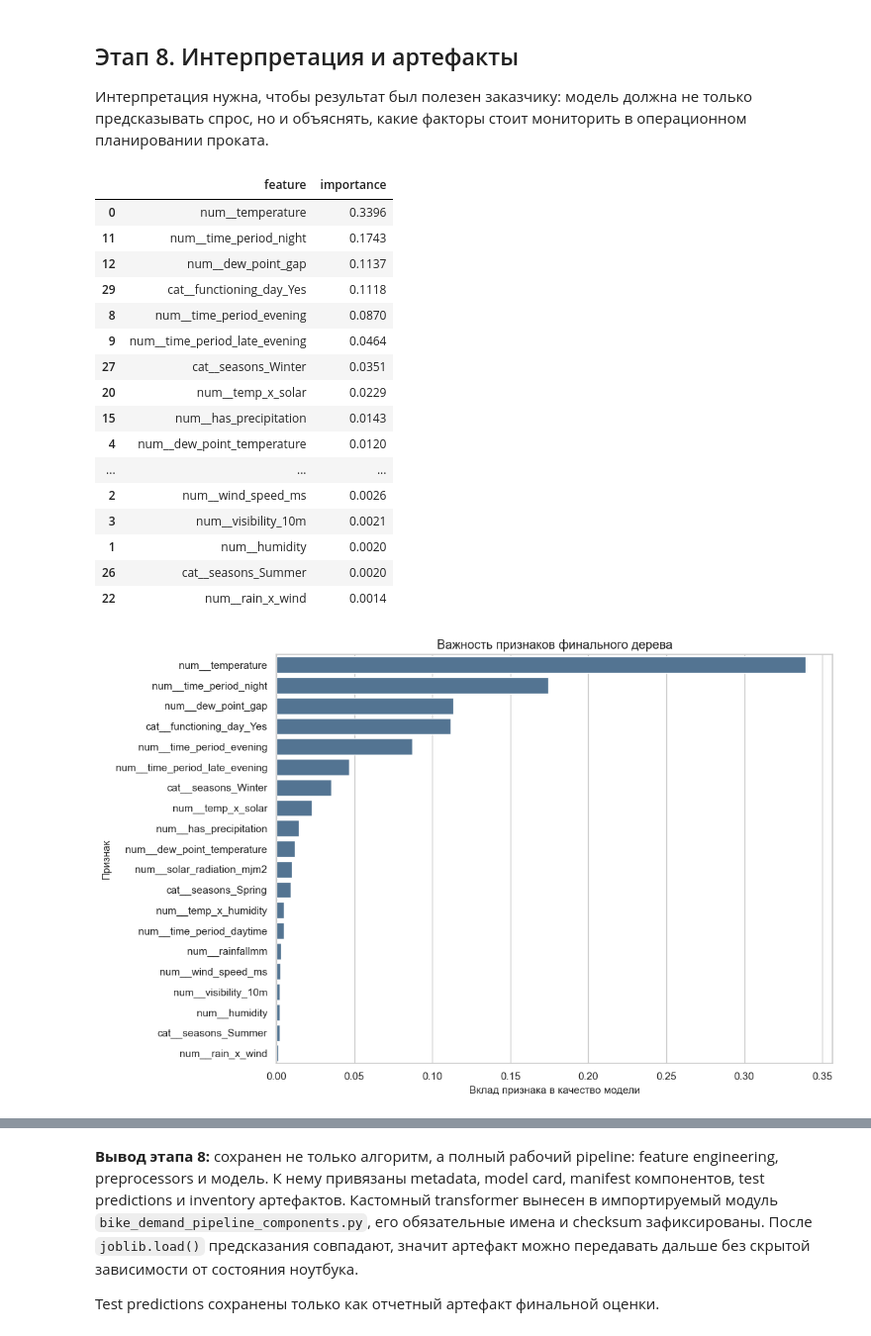
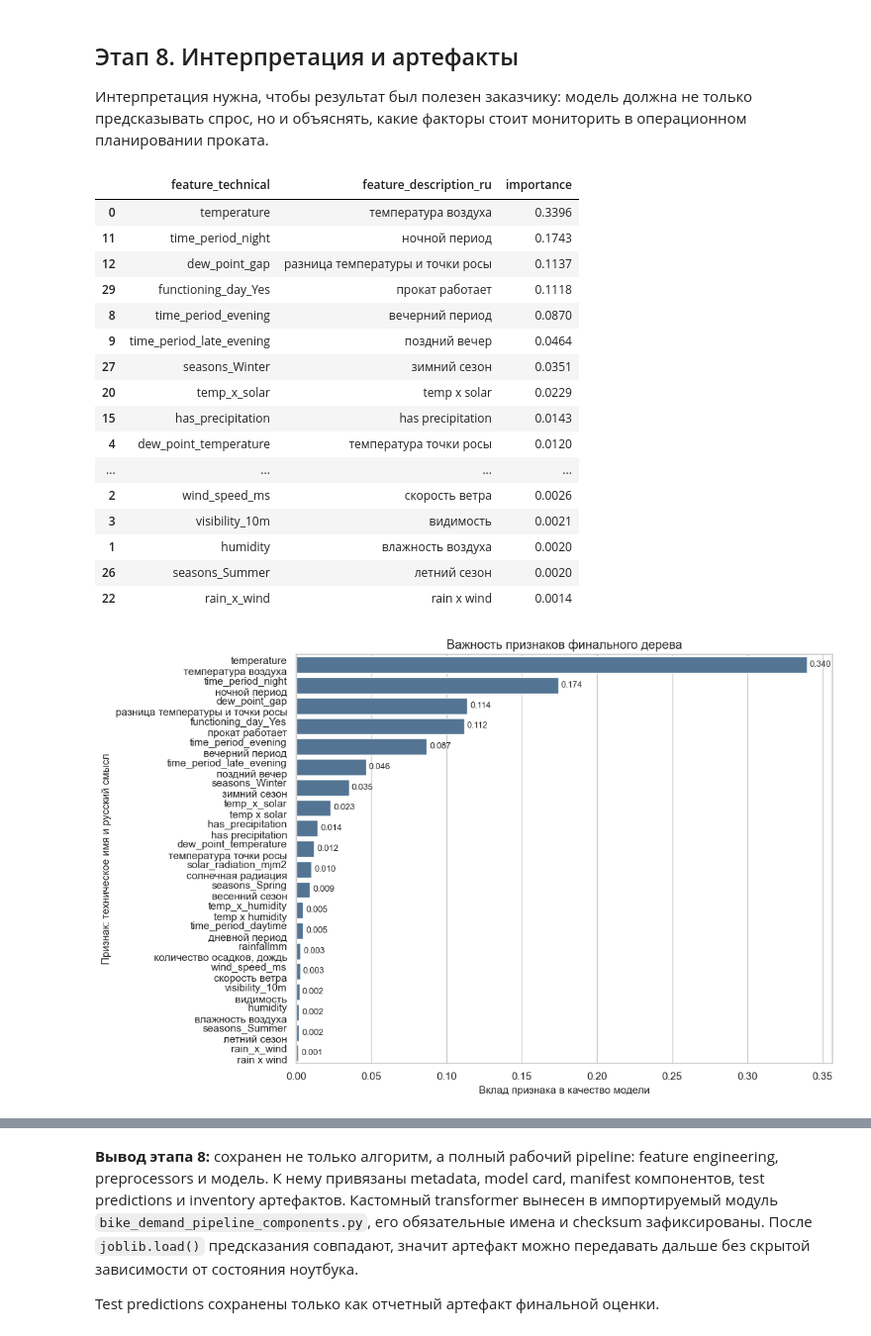
Before and after one commit to neiro/ds_sonv, a Jupyter notebook: ml-env/work.ipynb, the cells around one changed output, grey strips where cells are left out. Shown at 99% size. Cells and saved outputs as stored; diff of their text form; code cells hidden in the pictures.

```diff
--- a/ml-env/work.ipynb
+++ b/ml-env/work.ipynb
@@ -1170,55 +1339,67 @@ if best_model_name == "decision_tree_optuna":
 else:
     permutation = permutation_importance(
         final_pipeline,
         X_test,
         y_test,
         scoring="neg_root_mean_squared_error",
         n_repeats=10,
         random_state=RANDOM_STATE,
         n_jobs=1,
     )
     importance_table = (
         pd.DataFrame(
             {
                 "feature": X_test.columns,
                 "importance": permutation.importances_mean,
                 "importance_std": permutation.importances_std,
             }
         )
         .sort_values("importance", ascending=False)
         .head(20)
     )
     importance_title = "Permutation importance финальной KNN-модели"
 
-importance_table["feature"] = importance_table["feature"].astype(str)
-display(importance_table)
+feature_labels = [
+    feature_label_for_reader(feature)
+    for feature in importance_table["feature"].astype(str).tolist()
+]
+importance_table[["feature_technical", "feature_description_ru", "feature_plot_label"]] = pd.DataFrame(
+    feature_labels, index=importance_table.index
+)
+display(
+    importance_table[
+        ["feature_technical", "feature_description_ru", "importance"]
+        + (["importance_std"] if "importance_std" in importance_table.columns else [])
+    ]
+)
 
 fig, ax = plt.subplots(figsize=(11, 7))
-sns.barplot(data=importance_table, y="feature", x="importance", ax=ax, color="#49759c")
+sns.barplot(data=importance_table, y="feature_plot_label", x="importance", ax=ax, color="#49759c")
 ax.set_title(importance_title)
 ax.set_xlabel("Вклад признака в качество модели")
-ax.set_ylabel("Признак")
+ax.set_ylabel("Признак: техническое имя и русский смысл")
+add_bar_labels(ax, "%.3f")
 plt.tight_layout()
 plt.show()
 # %% [output]
-|  | feature | importance |
-| 0 | num__temperature | 0.3396 |
-| 11 | num__time_period_night | 0.1743 |
-| 12 | num__dew_point_gap | 0.1137 |
-| 29 | cat__functioning_day_Yes | 0.1118 |
-| 8 | num__time_period_evening | 0.0870 |
-| 9 | num__time_period_late_evening | 0.0464 |
-| 27 | cat__seasons_Winter | 0.0351 |
-| 20 | num__temp_x_solar | 0.0229 |
-| 15 | num__has_precipitation | 0.0143 |
-| 4 | num__dew_point_temperature | 0.0120 |
-| ... | ... | ... |
-| 2 | num__wind_speed_ms | 0.0026 |
-| 3 | num__visibility_10m | 0.0021 |
-| 1 | num__humidity | 0.0020 |
-| 26 | cat__seasons_Summer | 0.0020 |
-| 22 | num__rain_x_wind | 0.0014 |
+|  | feature_technical | feature_description_ru | importance |
+| 0 | temperature | температура воздуха | 0.3396 |
+| 11 | time_period_night | ночной период | 0.1743 |
+| 12 | dew_point_gap | разница температуры и точки росы | 0.1137 |
+| 29 | functioning_day_Yes | прокат работает | 0.1118 |
+| 8 | time_period_evening | вечерний период | 0.0870 |
+| 9 | time_period_late_evening | поздний вечер | 0.0464 |
+| 27 | seasons_Winter | зимний сезон | 0.0351 |
+| 20 | temp_x_solar | temp x solar | 0.0229 |
+| 15 | has_precipitation | has precipitation | 0.0143 |
+| 4 | dew_point_temperature | температура точки росы | 0.0120 |
+| ... | ... | ... | ... |
+| 2 | wind_speed_ms | скорость ветра | 0.0026 |
+| 3 | visibility_10m | видимость | 0.0021 |
+| 1 | humidity | влажность воздуха | 0.0020 |
+| 26 | seasons_Summer | летний сезон | 0.0020 |
+| 22 | rain_x_wind | rain x wind | 0.0014 |
-[figure, old version]
+[figure, new version]
 # %%
 model_artifact_path = MODELS_DIR / "bike_demand_model.joblib"
 metadata_path = MODELS_DIR / "bike_demand_model_metadata.json"
```
Also changed, not shown: parts of 22 cells of this notebook, 2 other files.
